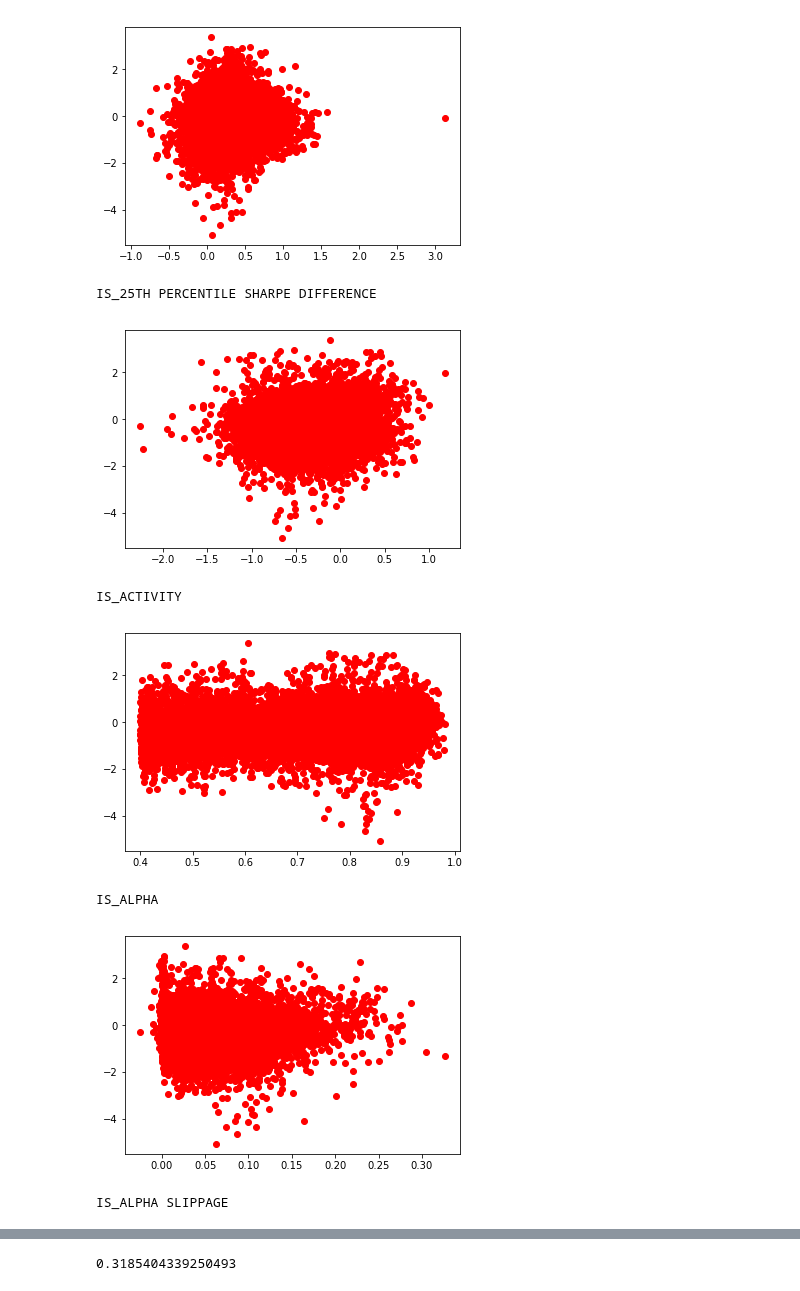
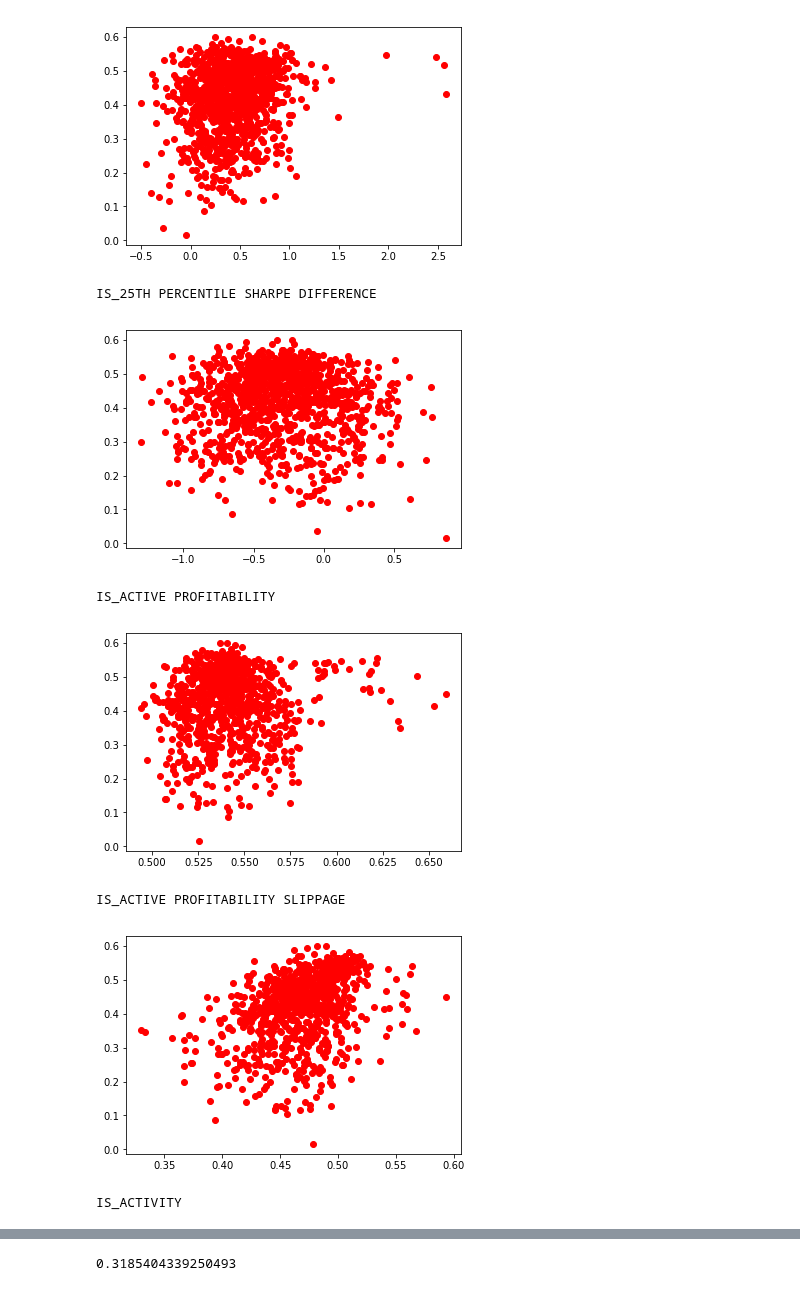
Before and after one commit to SignalBuilders/walkforwardTrader, a Jupyter notebook: Explore Data.ipynb, the cells around one changed output, grey strips where cells are left out. Saved outputs shown, nothing was run; the diff lists cells and outputs as text; code cells hidden in the pictures.

Commit message:
added one more chart to show progress with profitability

```diff
--- a/Explore Data.ipynb
+++ b/Explore Data.ipynb
@@ -11,9 +11,13 @@ for item in allModels:
         del item["series"]
     except:
         pass
+    try:
+        print(item["IS_PROFITABILITY"])
+    except:
+        continue
 #     del item["ticker"]
     itemKeys= list(item.keys())
     for key in itemKeys:
-        if key.startswith("OOS") and key != "OOS_SHARPE" and key != "OOS_SHARPE SLIPPAGE" and key != "OOS_SHARPE DIFFERENCE" and key != "OOS_ALPHA SLIPPAGE":
+        if key.startswith("OOS") and key != "OOS_PROFITABILITY":
             del item[key]
     cleanedModels.append(item)
@@ -27,17 +49,11 @@ for col in cm.columns.values:
     print(col)
     try:
         import matplotlib.pyplot as plt
-        groupsSharpe = cm.groupby([col])["OOS_SHARPE"].mean()
-        groupsSharpeSlippage = cm.groupby([col])["OOS_SHARPE SLIPPAGE"].mean()
-        groupsAlphaSlippage = cm.groupby([col])["OOS_ALPHA SLIPPAGE"].mean()
-        groupsQuantile =cm.groupby([col])["OOS_SHARPE SLIPPAGE"].quantile(q=0.25)
+        groupsSharpe = cm.groupby([col])["OOS_PROFITABILITY"].mean()
         if len(groupsSharpe) < 10:
             print(groupsSharpe)
-            print(groupsSharpeSlippage)
-            print(groupsAlphaSlippage)
-            print(groupsQuantile)
         xVals = cm[[col]].values
-        yVals = cm[["OOS_SHARPE DIFFERENCE"]].values
+        yVals = cm[["OOS_PROFITABILITY"]].values
         plt.plot(xVals, yVals, 'ro')
         plt.show()
         plt.draw()
@@ -49,9 +65,9 @@ IS_25TH PERCENTILE RELATIVE SHARPE DIFFERENCE
 IS_25TH PERCENTILE SHARPE
-[figure, old version]
+[figure, new version]
 IS_25TH PERCENTILE SHARPE DIFFERENCE
-[figure, old version]
+[figure, new version]
-IS_ACTIVITY
+IS_ACTIVE PROFITABILITY
-[figure, old version]
+[figure, new version]
-IS_ALPHA
+IS_ACTIVE PROFITABILITY SLIPPAGE
-[figure, old version]
+[figure, new version]
-IS_ALPHA SLIPPAGE
+IS_ACTIVITY
```
Also changed, not shown: parts of 3 cells of this notebook, 4 other files.
